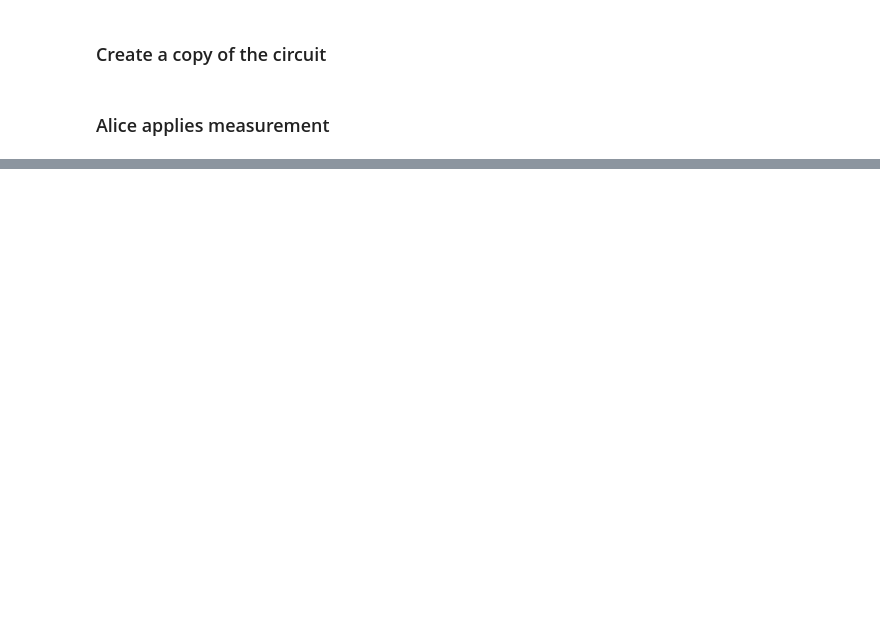
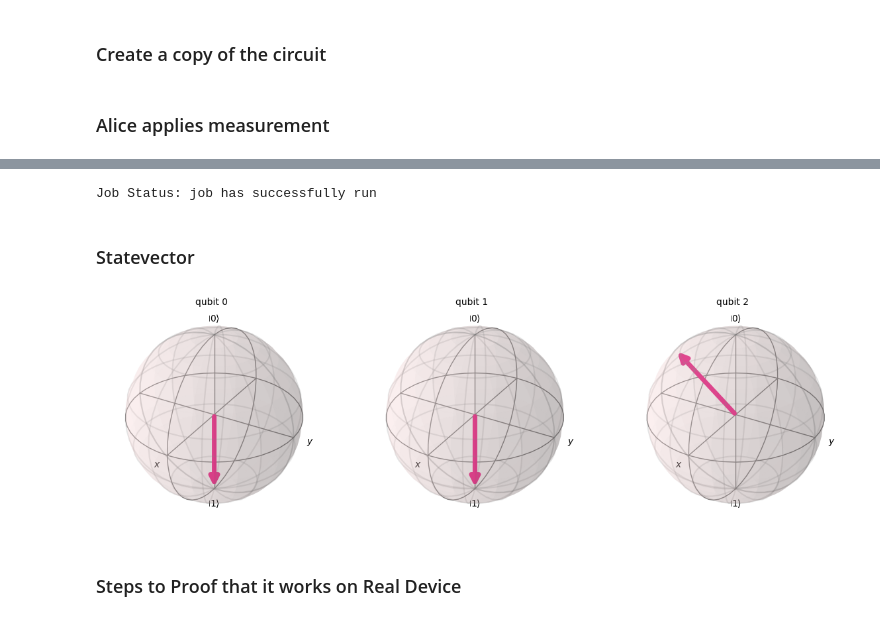
Before and after one commit to LTJ508/Quantum_Computing, a Jupyter notebook: Qiskit Practice/Qiskit_Practice_Lecture_12.ipynb, the cells around one changed output, grey strips where cells are left out. Saved outputs shown, nothing was run; the diff lists cells and outputs as text; code cells hidden in the pictures; blank space fills up the shorter version.

```diff
--- a/Qiskit Practice/Qiskit_Practice_Lecture_12.ipynb
+++ b/Qiskit Practice/Qiskit_Practice_Lecture_12.ipynb
@@ -334,0 +340,29 @@ teleportation_circuit.draw(initial_state=True, output='mpl')
+# %%
+# select simulator
+simulator = AerSimulator()
+
+# save statevector
+teleportation_circuit.save_statevector()
+
+# run
+job = simulator.run(teleportation_circuit)
+
+# monitor job
+job_monitor(job)
+
+# get result
+result = job.result()
+# %% [output]
+Job Status: job has successfully run
+# %% [markdown]
+### Statevector
+# %%
+# get statevector
+final_state = result.get_statevector()
+
+# plot statevector
+plot_bloch_multivector(final_state)
+# %% [output]
+[figure, added]
+# %% [markdown]
+### Steps to Proof that it works on Real Device
```
Also changed, not shown: parts of 32 cells of this notebook.
